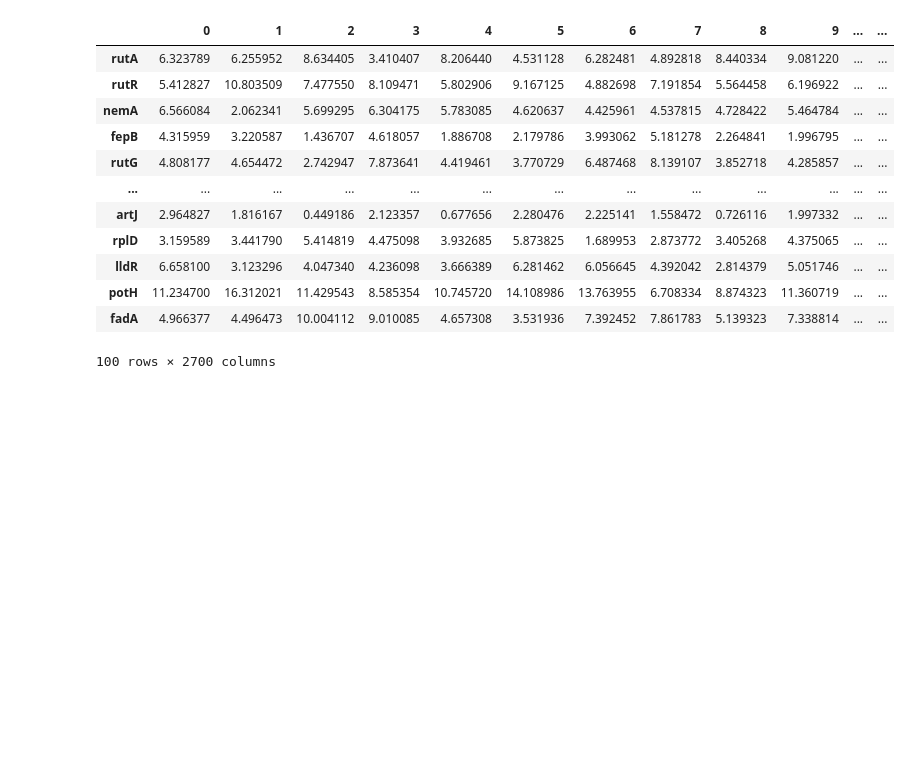
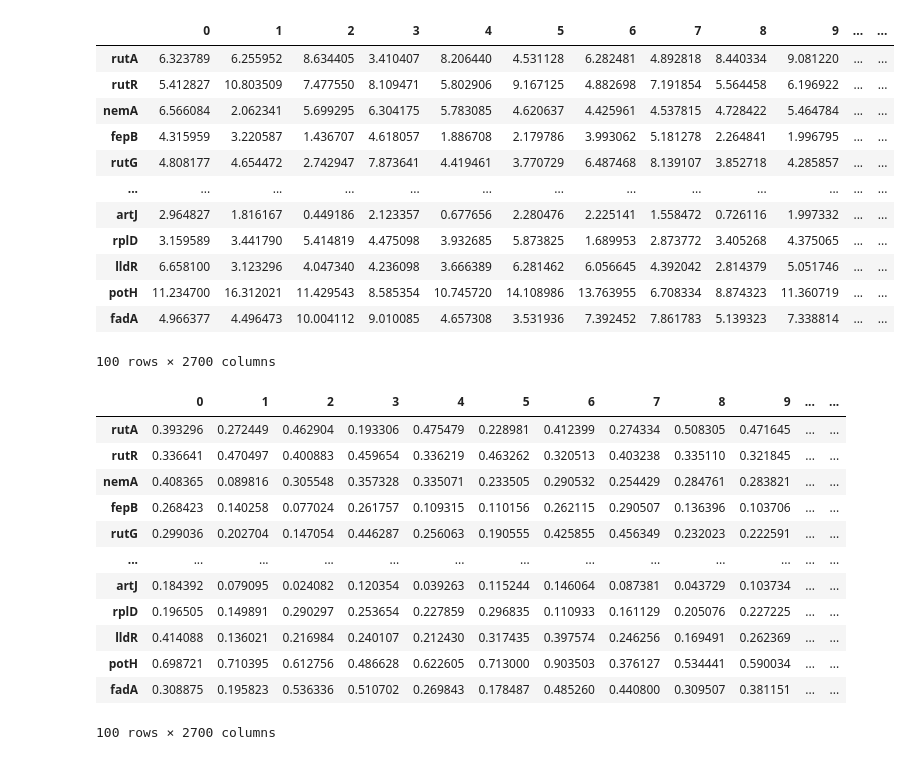
Before and after one commit to PayamDiba/SERGIO, a Jupyter notebook: GRN_Analysis/ParseInteractions.ipynb, the cells around one changed output. Saved outputs shown, nothing was run; the diff lists cells and outputs as text; code cells hidden in the pictures; blank space fills up the shorter version.

```diff
--- a/GRN_Analysis/ParseInteractions.ipynb
+++ b/GRN_Analysis/ParseInteractions.ipynb
@@ -165,3 +165,20 @@ def read_dataset(dataset_name,idx2gene):
 
 ds = read_dataset(os.path.join(ecoli100, 'simulated_noNoise_0.csv'), idx2gene)
 ds.to_csv(os.path.join(ecoli100, 'simulated_noNoise_0.genes.csv'))
+# %%
+dsn = ds.divide(ds.max())
+dsn
+# %% [output]
+|  | 0 | 1 | 2 | 3 | 4 | 5 | 6 | 7 | 8 | 9 | ... | ... |
+| rutA | 0.393296 | 0.272449 | 0.462904 | 0.193306 | 0.475479 | 0.228981 | 0.412399 | 0.274334 | 0.508305 | 0.471645 | ... | ... |
+| rutR | 0.336641 | 0.470497 | 0.400883 | 0.459654 | 0.336219 | 0.463262 | 0.320513 | 0.403238 | 0.335110 | 0.321845 | ... | ... |
+| nemA | 0.408365 | 0.089816 | 0.305548 | 0.357328 | 0.335071 | 0.233505 | 0.290532 | 0.254429 | 0.284761 | 0.283821 | ... | ... |
+| fepB | 0.268423 | 0.140258 | 0.077024 | 0.261757 | 0.109315 | 0.110156 | 0.262115 | 0.290507 | 0.136396 | 0.103706 | ... | ... |
+| rutG | 0.299036 | 0.202704 | 0.147054 | 0.446287 | 0.256063 | 0.190555 | 0.425855 | 0.456349 | 0.232023 | 0.222591 | ... | ... |
+| ... | ... | ... | ... | ... | ... | ... | ... | ... | ... | ... | ... | ... |
+| artJ | 0.184392 | 0.079095 | 0.024082 | 0.120354 | 0.039263 | 0.115244 | 0.146064 | 0.087381 | 0.043729 | 0.103734 | ... | ... |
+| rplD | 0.196505 | 0.149891 | 0.290297 | 0.253654 | 0.227859 | 0.296835 | 0.110933 | 0.161129 | 0.205076 | 0.227225 | ... | ... |
+| lldR | 0.414088 | 0.136021 | 0.216984 | 0.240107 | 0.212430 | 0.317435 | 0.397574 | 0.246256 | 0.169491 | 0.262369 | ... | ... |
+| potH | 0.698721 | 0.710395 | 0.612756 | 0.486628 | 0.622605 | 0.713000 | 0.903503 | 0.376127 | 0.534441 | 0.590034 | ... | ... |
+| fadA | 0.308875 | 0.195823 | 0.536336 | 0.510702 | 0.269843 | 0.178487 | 0.485260 | 0.440800 | 0.309507 | 0.381151 | ... | ... |
+100 rows × 2700 columns
```
Also changed, not shown: parts of 1 cell of this notebook, 3 other files.
